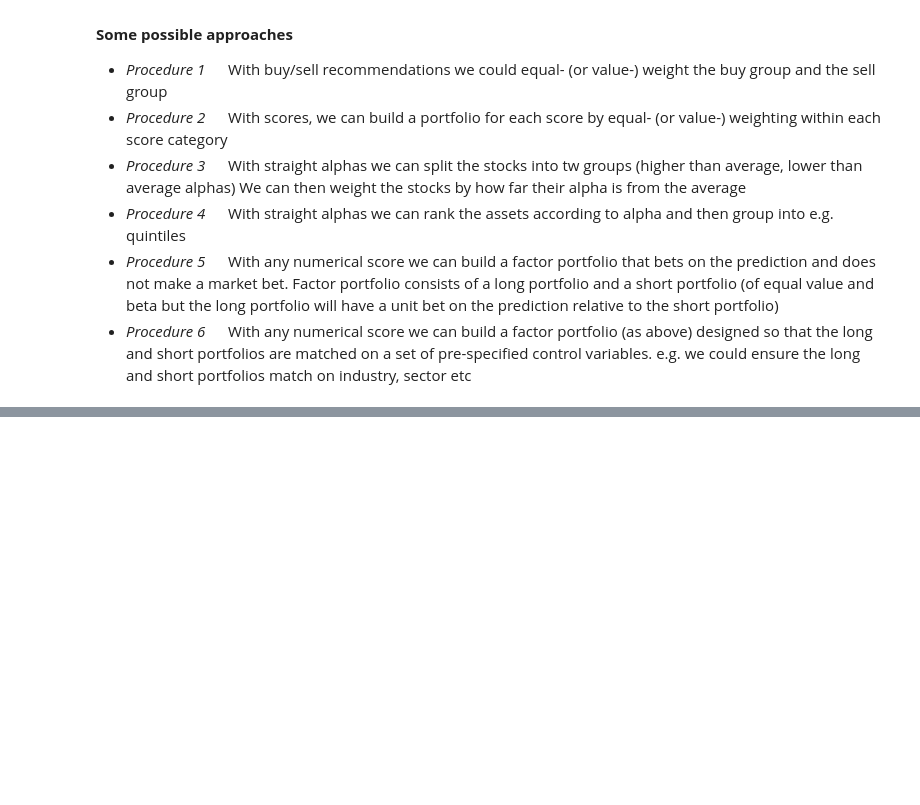
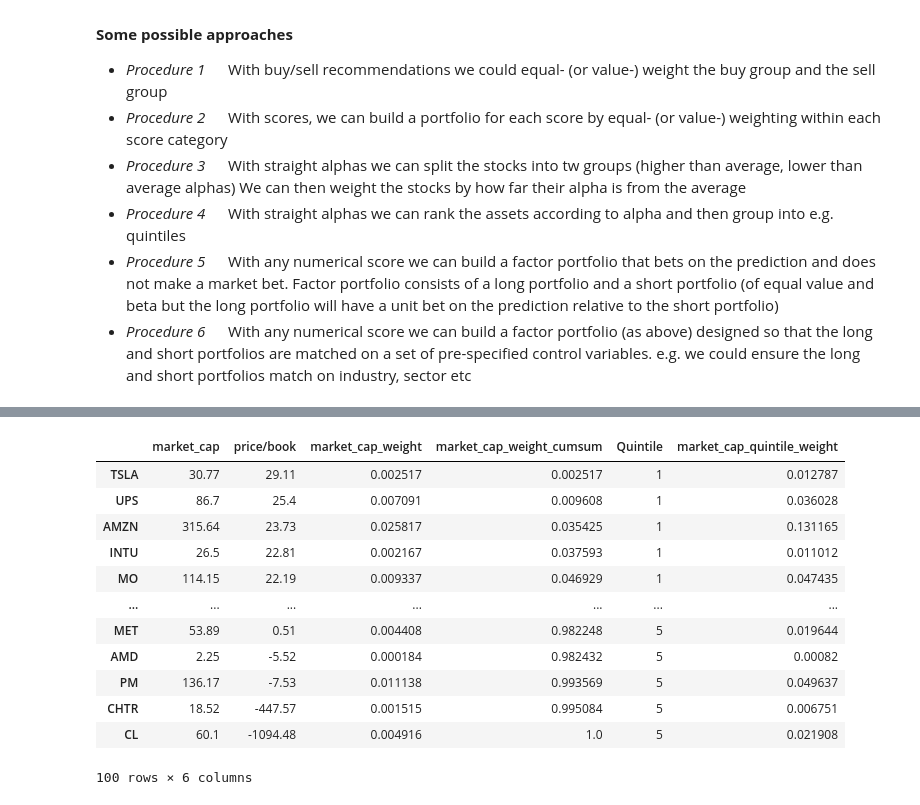
Before and after one commit to joelmarsden/Active-Portfolio-Management-Notes, a Jupyter notebook: Chapter 12, Information Analysis.ipynb, the cells around one changed output, grey strips where cells are left out. Saved outputs shown, nothing was run; the diff lists cells and outputs as text; code cells hidden in the pictures; blank space fills up the shorter version.

```diff
--- a/Chapter 12, Information Analysis.ipynb
+++ b/Chapter 12, Information Analysis.ipynb
@@ -37,0 +68,47 @@ import matplotlib.pyplot as plt
+# %%
+# price/book - get the P/B ratio at the start of series and divide into quintiles
+pb = pd.read_csv('data/sp100_price_to_book.csv')
+pbT = pb.copy()
+pbT = pbT.T
+pbT = pbT[[0]].iloc[1:]
+pbT.rename(columns={0:'price/book'}, inplace=True)
+
+# market/cap
+mc = pd.read_csv('data/sp100_market_cap.csv')
+mcT = mc.copy()
+mcT = mcT.T
+mcT = mcT[[0]].iloc[1:]
+mcT.rename(columns={0:'market_cap'}, inplace=True)
+
+mcT = pd.merge(mcT, pbT, left_index=True, right_index=True)
+mcT = mcT.sort_values(by='price/book', ascending=False) #.reset_index(drop=True)
+
+# calculate the P/B quintiles based on market cap
+total_mc = mcT['market_cap'].sum()
+mcT['market_cap_weight'] = mcT['market_cap']/total_mc
+mcT['market_cap_weight_cumsum'] = mcT['market_cap_weight'].cumsum()
+mcT["Quintile"], bins = pd.cut(
+    mcT["market_cap_weight_cumsum"],
+    bins=[0, 0.2, 0.4, 0.6, 0.8, 1.0001],
+    labels=[1, 2, 3, 4, 5],
+    right=True,
+    retbins=True
+)
+quintile_df = mcT
+quintile_sums = quintile_df.groupby('Quintile', observed=True)['market_cap_weight'].transform('sum')
+quintile_df['market_cap_quintile_weight'] = (quintile_df['market_cap_weight'] / quintile_sums)
+quintile_df
+# %% [output]
+|  | market_cap | price/book | market_cap_weight | market_cap_weight_cumsum | Quintile | market_cap_quintile_weight |
+| TSLA | 30.77 | 29.11 | 0.002517 | 0.002517 | 1 | 0.012787 |
+| UPS | 86.7 | 25.4 | 0.007091 | 0.009608 | 1 | 0.036028 |
+| AMZN | 315.64 | 23.73 | 0.025817 | 0.035425 | 1 | 0.131165 |
+| INTU | 26.5 | 22.81 | 0.002167 | 0.037593 | 1 | 0.011012 |
+| MO | 114.15 | 22.19 | 0.009337 | 0.046929 | 1 | 0.047435 |
+| ... | ... | ... | ... | ... | ... | ... |
+| MET | 53.89 | 0.51 | 0.004408 | 0.982248 | 5 | 0.019644 |
+| AMD | 2.25 | -5.52 | 0.000184 | 0.982432 | 5 | 0.00082 |
+| PM | 136.17 | -7.53 | 0.011138 | 0.993569 | 5 | 0.049637 |
+| CHTR | 18.52 | -447.57 | 0.001515 | 0.995084 | 5 | 0.006751 |
+| CL | 60.1 | -1094.48 | 0.004916 | 1.0 | 5 | 0.021908 |
+100 rows × 6 columns
```
Also changed, not shown: parts of 10 cells of this notebook, 6 other files.
